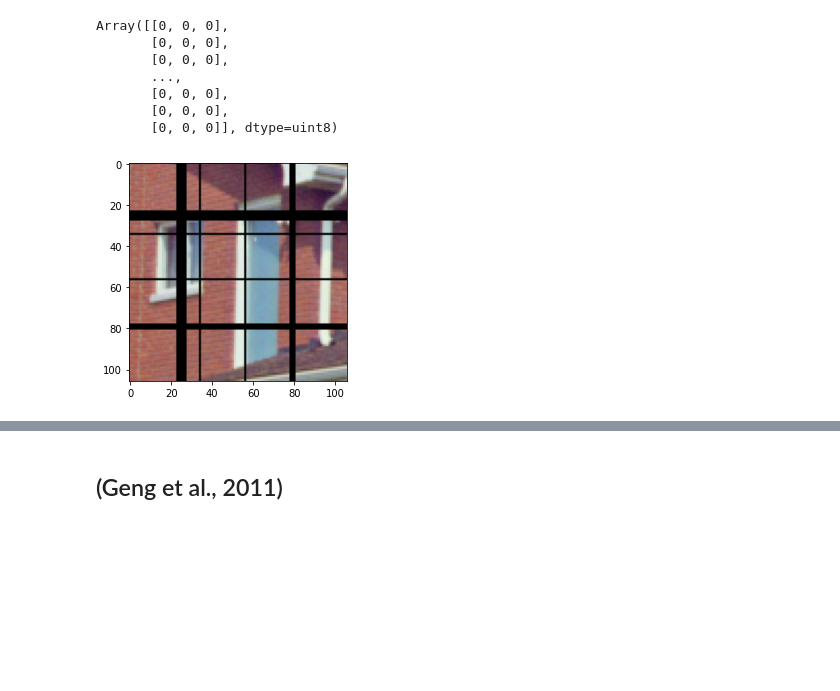
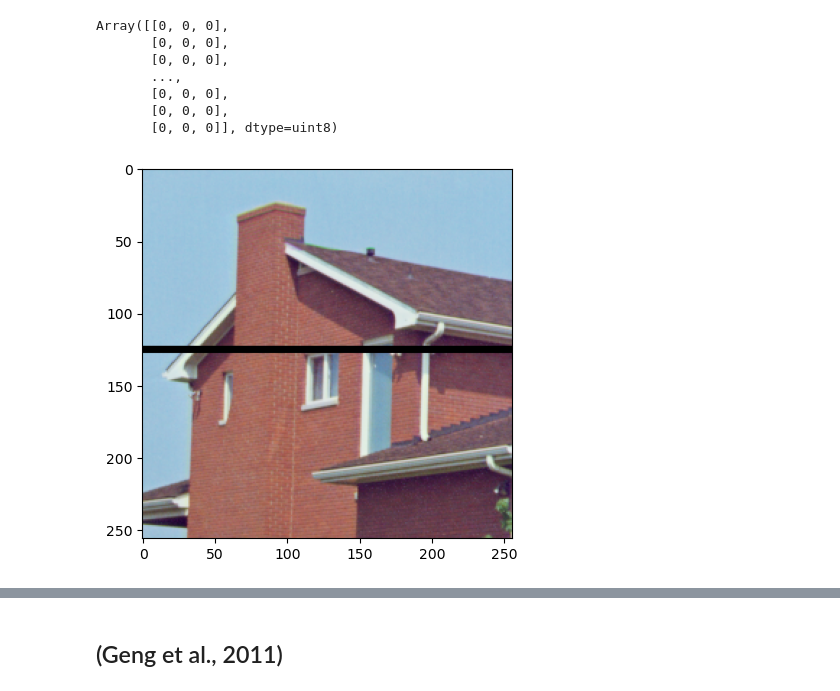
Before and after one commit to poonehmousavi/Audio_Tensor_Completion, a Jupyter notebook: test.ipynb, the cells around one changed output, grey strips where cells are left out. Saved outputs shown, nothing was run; the diff lists cells and outputs as text; code cells hidden in the pictures; blank space fills up the shorter version.

```diff
--- a/test.ipynb
+++ b/test.ipynb
@@ -10,31 +166,41 @@ import matplotlib.pyplot as plt
 # %%
-T = imageio.imread('house.bmp')[100:-50,100:-50]
-T.shape
+tl.set_backend('pytorch')
+
+
+
+
+T = imageio.imread('house.bmp')#[100:-50,100:-50]
+# T = T/255
+# T = np.concatenate([T,T,T,T],axis=-1)
 np.random.seed(4)
 # T = tl.tensor(np.random.normal(0,1,[40,40,3]))
 n,m,i = T.shape
 # i = np.random.randint(0,n,10)
 # i[0] = 1
 # j = np.random.randint(0,m,10)
 # j[0] = 2
-i = [23,24,25,26,27,78,79,80,56,34]
-j = [23,24,25,26,27,78,79,80,56,34]
+# i = [23,24,25,26,27,78,79,80,56,34,152,153,154,123,124,125,126,127,178,179,180,156]
+i = [123,124,125,126,127]
+
+# for a in range(150,160):
+#     i.append(a)
+# j = [23,24,25,26,27,78,79,80,56,34]
 mask = np.ones((n,m)).astype(bool)
 mask[i,:] = False
-mask[:,j] = False
+# mask[:,j] = False
 TM = T.copy()
 TM[~mask] = [0,0,0]
 fig,ax = plt.subplots()
 
 plt.imshow(T)
 plt.imshow(TM)
 TM[~mask]
 # %% [output]
 Array([[0, 0, 0],
        [0, 0, 0],
        [0, 0, 0],
        ...,
        [0, 0, 0],
        [0, 0, 0],
        [0, 0, 0]], dtype=uint8)
-[figure, old version]
+[figure, new version]
```
Also changed, not shown: parts of 7 cells of this notebook.
